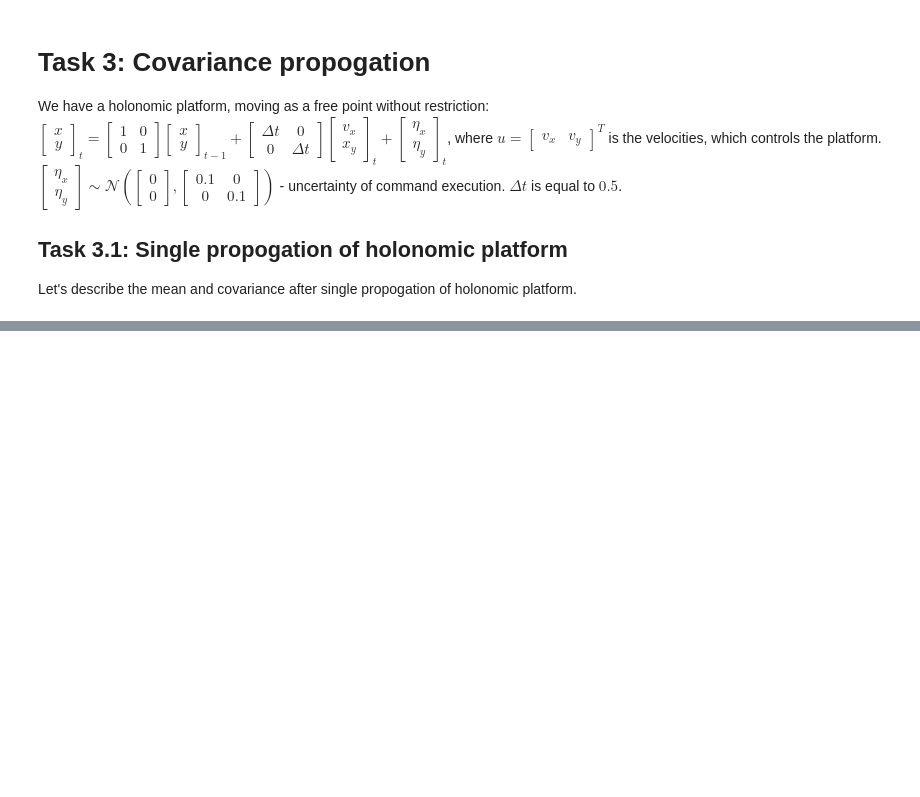
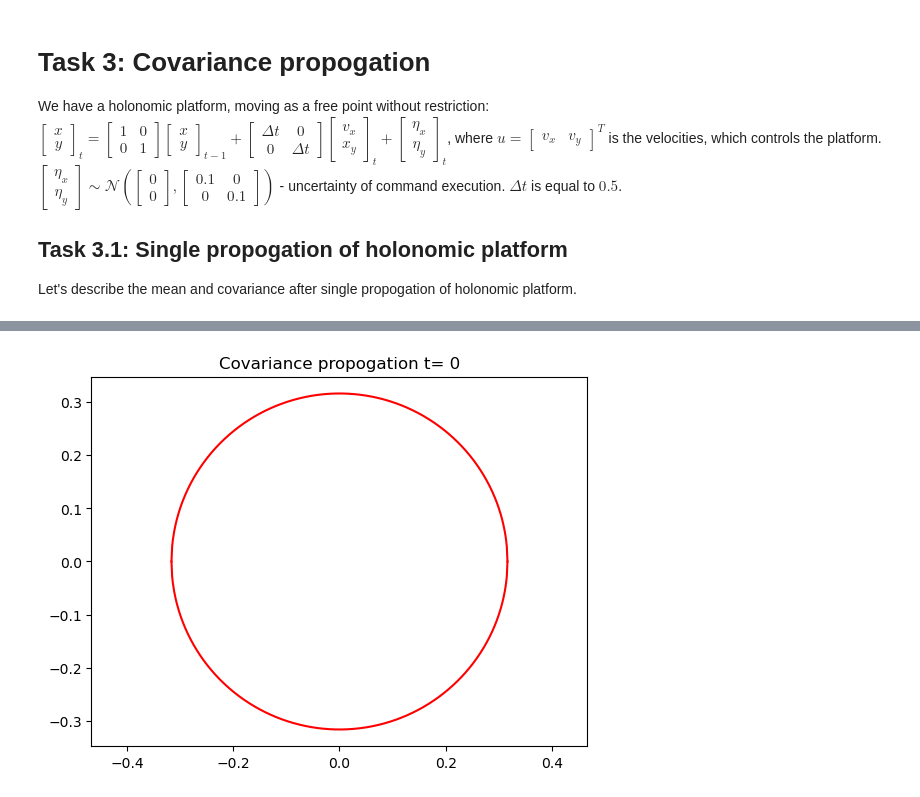
Before and after one commit to LaGrunje/PerceptionInRobotics, a Jupyter notebook: PS1/AlexanderLepinskikh_PS1.ipynb, the cells around one changed output, grey strips where cells are left out. Drawn from its saved outputs; the diff is of its cells as text; code cells hidden in the pictures; blank space fills up the shorter version.

```diff
--- a/PS1/AlexanderLepinskikh_PS1.ipynb
+++ b/PS1/AlexanderLepinskikh_PS1.ipynb
@@ -651,0 +667,21 @@ Covarianse:  $cov(\begin{bmatrix} x \\ y \end{bmatrix}_t) = \mathbb{E}((\begin{b
+# %%
+def new_mean(previous_mean: np.array, velocity: np.array, noise_mean: np.array) -> np.array:
+    return previous_mean + 0.5 * velocity + noise_mean
+
+def new_cov(previous_cov: np.array, noise_cov: np.array) -> np.array:
+    return previous_cov + noise_cov
+
+mean0 = np.array([0, 0])
+cov0 = np.array([[0.1, 0], [0, 0.1]])
+velocity = np.array([3, 0])
+noise_mean = np.array([0, 0])
+noise_cov = np.array([[0.1, 0], [0, 0.1]])
+
+upper, lower = create2Dellipse(mean0, cov0, 1, 1000)
+plt.plot(upper[0,:], upper[1, :], color='red')
+plt.plot(lower[0, :], lower[1, :], color='red')
+plt.axis('equal')
+plt.title('Covariance propogation t= 0')
+plt.show()
+# %% [output]
+[figure, added]
```
Also changed, not shown: parts of 23 cells of this notebook.
